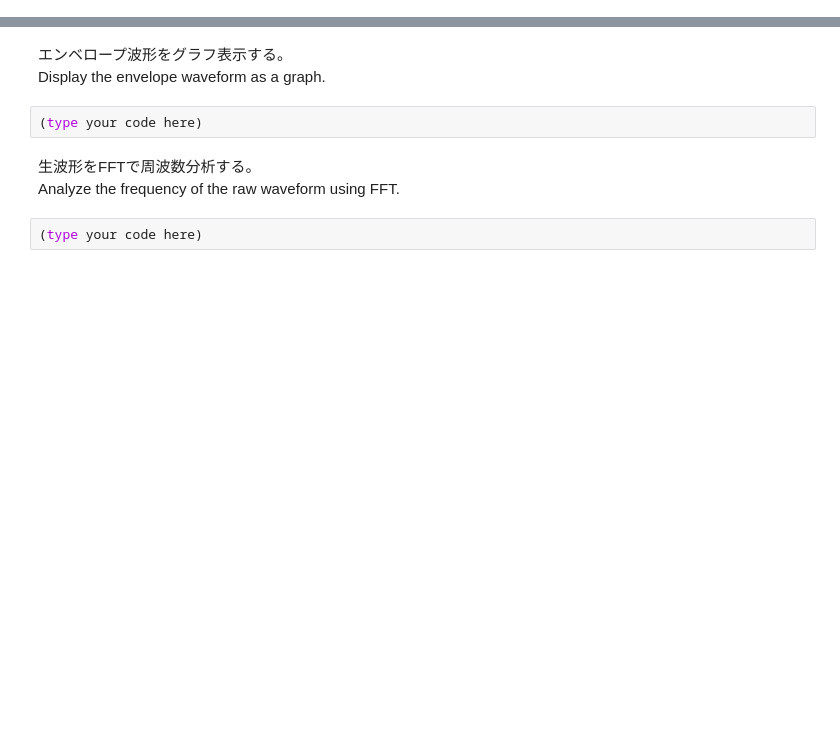
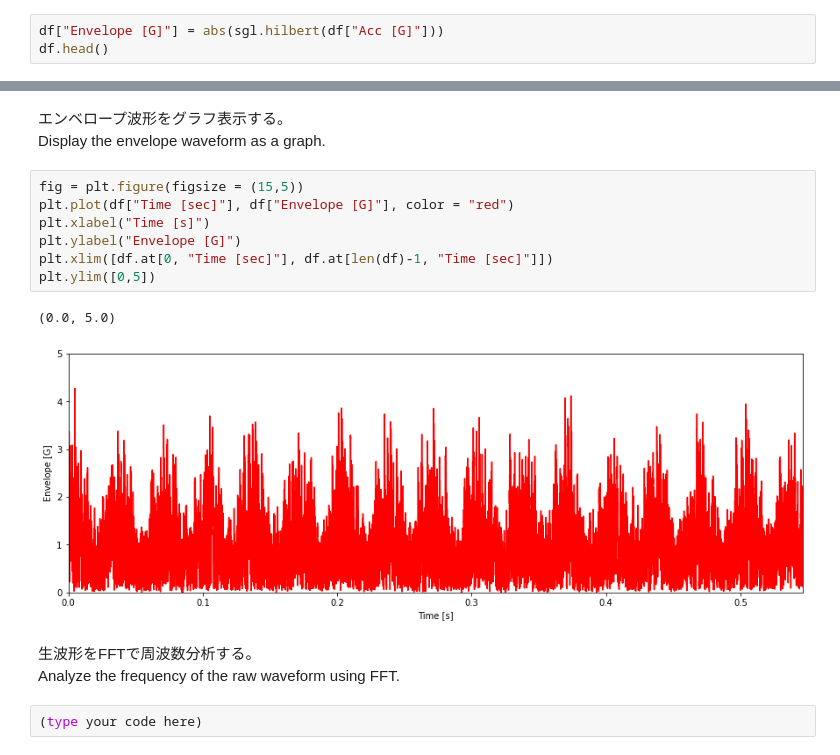
Before and after one commit to ShuheiMimura/Python, a Jupyter notebook: PythonTraining_0002_vibration.ipynb, the cells around one changed output, grey strips where cells are left out. Saved outputs shown, nothing was run; the diff lists cells and outputs as text; blank space fills up the shorter version.

```diff
--- a/PythonTraining_0002_vibration.ipynb
+++ b/PythonTraining_0002_vibration.ipynb
@@ -126,0 +123,3 @@ SyntaxError: ignored
+# %%
+df["Envelope [G]"] = abs(sgl.hilbert(df["Acc [G]"]))
+df.head()
@@ -127,8 +133,16 @@ SyntaxError: ignored
 # %% [markdown]
 エンベロープ波形をグラフ表示する。<br>
 Display the envelope waveform as a graph.
-# %%
-(type your code here)
+# %%
+fig = plt.figure(figsize = (15,5))
+plt.plot(df["Time [sec]"], df["Envelope [G]"], color = "red")
+plt.xlabel("Time [s]")
+plt.ylabel("Envelope [G]")
+plt.xlim([df.at[0, "Time [sec]"], df.at[len(df)-1, "Time [sec]"]])
+plt.ylim([0,5])
+# %% [output]
+(0.0, 5.0)
+[figure, added]
 # %% [markdown]
 生波形をFFTで周波数分析する。<br>
 Analyze the frequency of the raw waveform using FFT.
```
Also changed, not shown: parts of 2 cells of this notebook.
